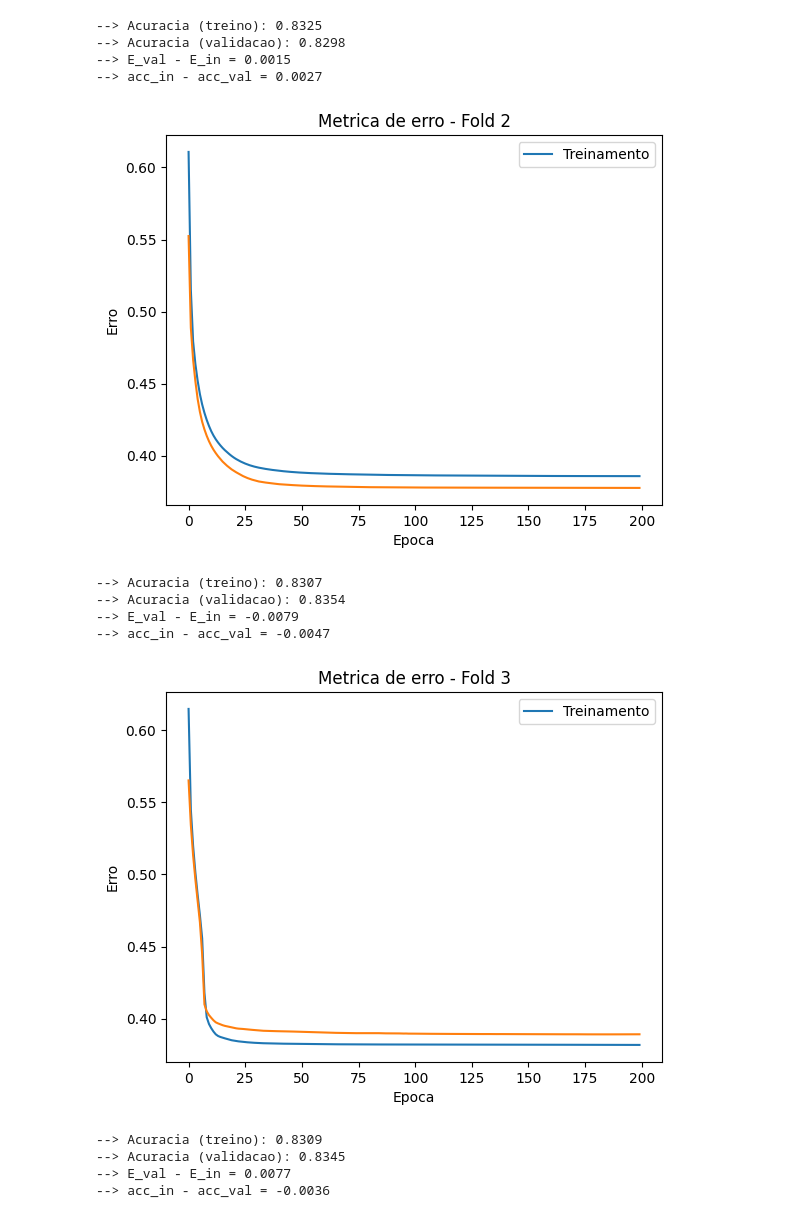
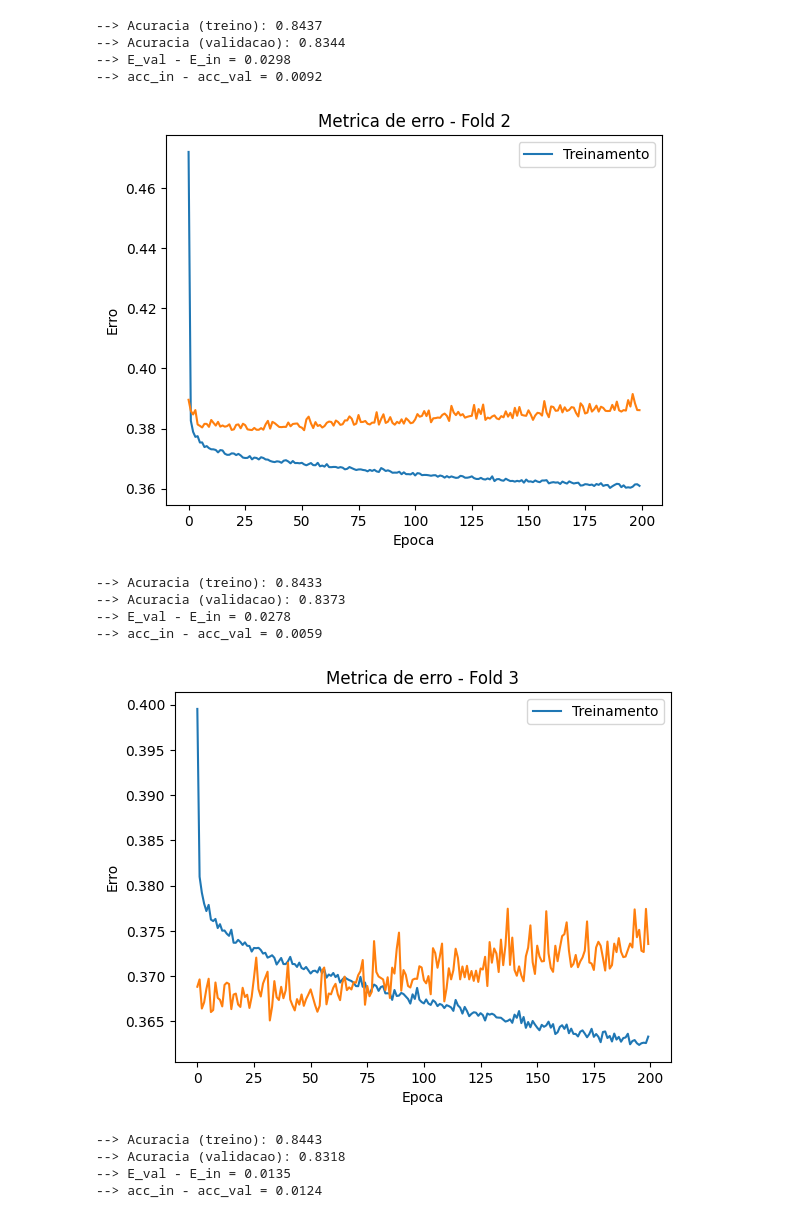
Before and after one commit to wesleyvieira1/StudentsDepressionPredict, a Jupyter notebook: modelos/rede_neurais.ipynb, the cells around one changed output. Drawn from its saved outputs; the diff is of its cells as text; code cells hidden in the pictures.

```diff
--- a/modelos/rede_neurais.ipynb
+++ b/modelos/rede_neurais.ipynb
@@ -1196,13 +442,9 @@ from keras.callbacks import EarlyStopping
 # Criando a arquitetura da rede neural
 model = Sequential()
 
-model.add(Input(shape=(8,)))
-model.add(Dense(30, kernel_initializer='he_normal', kernel_regularizer=regularizers.l2(0.01), activation='relu'))
-model.add(Dropout(0.2))
-model.add(Dense(30, kernel_initializer='he_normal', kernel_regularizer=regularizers.l2(0.01), activation='relu'))
-model.add(Dropout(0.2))
-model.add(Dense(30, kernel_initializer='he_normal', kernel_regularizer=regularizers.l2(0.01), activation='relu'))
-model.add(Dropout(0.2))
+model.add(Input(shape=(10,)))
+model.add(Dense(50, kernel_initializer='he_normal', kernel_regularizer=regularizers.l2(0.01), activation='relu'))
+model.add(Dense(25, kernel_initializer='he_normal', kernel_regularizer=regularizers.l2(0.01), activation='relu'))
 model.add(Dense(1, kernel_initializer='glorot_normal', activation='sigmoid'))
 
 # Obtém os pesos iniciais da rede
@@ -1213,5 +455,5 @@ es = EarlyStopping(monitor='val_loss', mode='min', verbose=1, patience=10)
 # Compilar o modelo
 model.compile(loss='binary_crossentropy', optimizer="adam", metrics=['accuracy'])
 
-print(model.summary())
+model.summary()
 # %% [output]
@@ -1240,6 +473,8 @@ None
 # %%
 model.set_weights(initial_weights)
 
-#history = model.fit(X_train, y_train, validation_data=(X_val, y_val), epochs=100, batch_size=BATCH_SIZE, callbacks=[es])
-history = model.fit(X_train, y_train, validation_data=(X_val, y_val), epochs=200, batch_size=BATCH_SIZE)
+history = model.fit(X_train, y_train, validation_data=(X_val, y_val), epochs=100, batch_size=BATCH_SIZE)
+
+y_test_pred_proba = model.predict(X_test)
+y_test_pred_binary = (y_test_pred_proba > 0.5).astype(int).flatten()
 # %% [output]
@@ -1290,8 +566,16 @@ from sklearn.model_selection import StratifiedKFold
 
 X_train, X_test, y_train, y_test = model_selection.train_test_split(X, y, random_state=RANDOM_STATE, test_size=0.2)
 
+
 # Garante o balanceamento nos folds
 skf = StratifiedKFold(n_splits=5, shuffle=True)
+
+scaler = StandardScaler()
+X_train_scaled = scaler.fit_transform(X_train)
+X_test_scaled = scaler.transform(X_test)
+
+X_train = X_train_scaled
+X_test = X_test_scaled
 
 accuracies_train = []
 accuracies_val = []
@@ -1303,35 +587,26 @@ eval_list = []
 i = 0
 for train_index, val_index in skf.split(X_train, y_train):
     i = i + 1
+
+    # CORREÇÃO: Usar .iloc para indexação posicional
     X_train_fold, X_val_fold = X_train[train_index], X_train[val_index]
-    y_train_fold, y_val_fold = y_train[train_index], y_train[val_index]
+    y_train_fold, y_val_fold = y_train.iloc[train_index], y_train.iloc[val_index]
 
     # Criando a arquitetura da rede neural
     model = Sequential()
 
-    model.add(Input(shape=(8,)))
+    model.add(Input(shape=(10,)))
 
-    # Model 1
-    ''' model.add(Dense(30, kernel_initializer='he_normal', kernel_regularizer=regularizers.l2(0.01), activation='relu'))
-    model.add(Dropout(0.2))
-    model.add(Dense(30, kernel_initializer='he_normal', kernel_regularizer=regularizers.l2(0.01), activation='relu'))
-    model.add(Dropout(0.2))
-    model.add(Dense(30, kernel_initializer='he_normal', kernel_regularizer=regularizers.l2(0.01), activation='relu'))
-    model.add(Dropout(0.2))
-    model.add(Dense(1, kernel_initializer='glorot_normal', activation='sigmoid'))'''
-
-    # Model 2
-
-    model.add(Dense(4, kernel_initializer='he_normal', activation='relu'))
-    model.add(Dense(2,  kernel_initializer='he_normal', activation='relu'))
+    model.add(Dense(60, kernel_initializer='he_normal', activation='relu'))
+    model.add(Dense(30,  kernel_initializer='he_normal', activation='relu'))
     model.add(Dense(1, kernel_initializer='glorot_normal', activation='sigmoid'))
-
 
     # Compilar o modelo
     model.compile(loss='binary_crossentropy', optimizer="adam", metrics=['accuracy'])
 
     # Treina o modelo
     history = model.fit(X_train_fold, y_train_fold, validation_data=(X_val_fold, y_val_fold), epochs=200, batch_size=BATCH_SIZE, verbose=0)
+
     history_list.append(history)
 
     # Avalia o modelo
@@ -1395,14 +670,14 @@ print(f"--> acc_in - acc_val = {avg_accuracy_train - avg_accuracy_val:.4f}\n")
---> Acuracia (treino): 0.8325
---> Acuracia (validacao): 0.8298
---> E_val - E_in = 0.0015
---> acc_in - acc_val = 0.0027
+--> Acuracia (treino): 0.8437
+--> Acuracia (validacao): 0.8344
+--> E_val - E_in = 0.0298
+--> acc_in - acc_val = 0.0092
-[figure, old version]
+[figure, new version]
---> Acuracia (treino): 0.8307
---> Acuracia (validacao): 0.8354
---> E_val - E_in = -0.0079
---> acc_in - acc_val = -0.0047
+--> Acuracia (treino): 0.8433
+--> Acuracia (validacao): 0.8373
+--> E_val - E_in = 0.0278
+--> acc_in - acc_val = 0.0059
-[figure, old version]
+[figure, new version]
---> Acuracia (treino): 0.8309
---> Acuracia (validacao): 0.8345
---> E_val - E_in = 0.0077
---> acc_in - acc_val = -0.0036
+--> Acuracia (treino): 0.8443
+--> Acuracia (validacao): 0.8318
+--> E_val - E_in = 0.0135
+--> acc_in - acc_val = 0.0124
```
Also changed, not shown: parts of 75 cells of this notebook, 2 other files.
